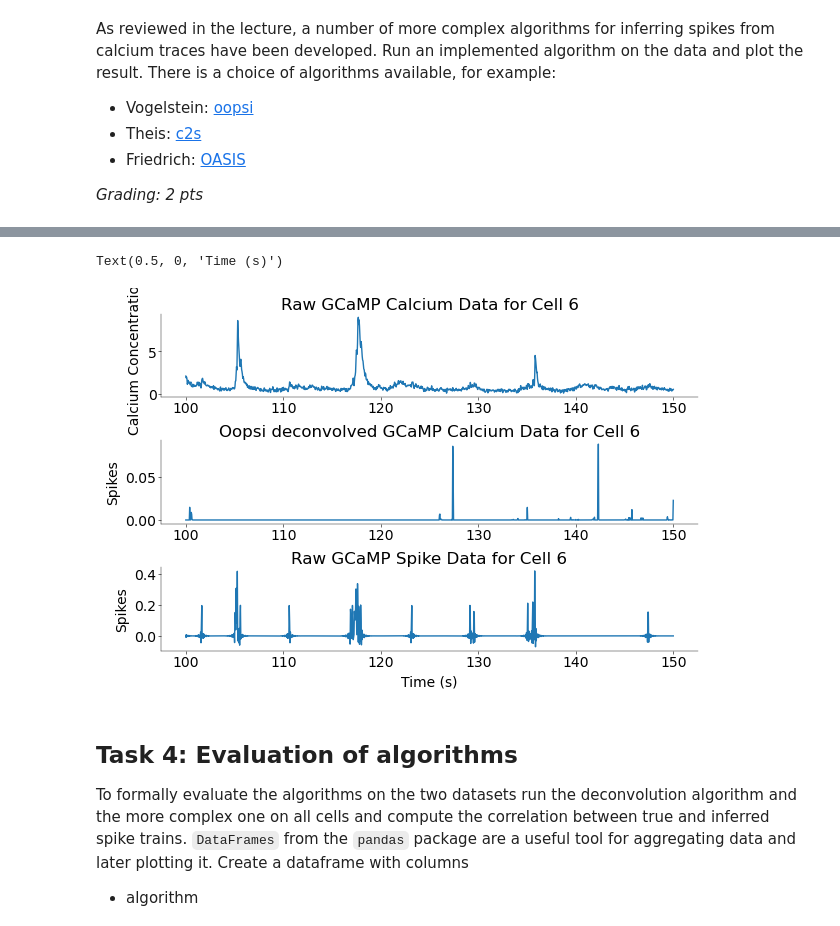
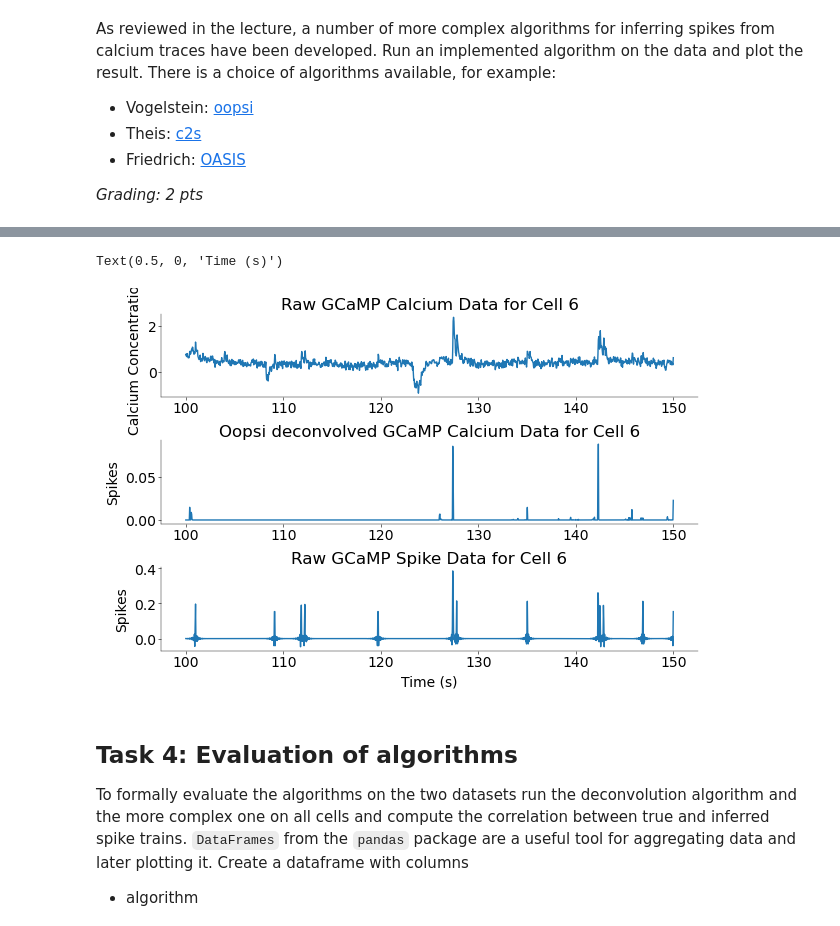
Before and after one commit to madhavi2104/Neural_Data_Science, a Jupyter notebook: CL3/CodingLab3 (1).ipynb, the cells around one changed output, grey strips where cells are left out. Saved outputs shown, nothing was run; the diff lists cells and outputs as text; code cells hidden in the pictures.

```diff
--- a/CL3/CodingLab3 (1).ipynb
+++ b/CL3/CodingLab3 (1).ipynb
@@ -374,32 +448,32 @@ n_best, C_best = oopsi.fast(
 # %%
 # ---------------------------------------------
 # Plot the results for the GCamp Cell (0.5 pts)
 # ---------------------------------------------
 
 fig, axs = plt.subplots(
     3, 1, figsize=(6, 4), height_ratios=[1, 1, 1], gridspec_kw=dict(hspace=0)
 )
 
 X = np.linspace(t_start // hz, t_end // hz, (t_end - t_start))
 
 # plot raw ogb data
-axs[0].plot(X, gcamp_calcium_resampled.iloc[t_start:t_end, idx_gcamp])
+axs[0].plot(X, gcamp_calcium_resampled.iloc[t_start:t_end, gcamp_cell])
 axs[0].set_title("Raw GCaMP Calcium Data for Cell 6")
 axs[0].set_ylabel("Calcium Concentration")
 
 axs[1].plot(X, n_best[t_start:t_end])
 axs[1].set_title("Oopsi deconvolved GCaMP Calcium Data for Cell 6")
 axs[1].set_ylabel("Spikes")
 
-axs[2].plot(X, gcamp_spikes_resampled.iloc[t_start:t_end, idx_gcamp])
+axs[2].plot(X, gcamp_spikes_resampled.iloc[t_start:t_end, gcamp_cell])
 axs[2].set_title("Raw GCaMP Spike Data for Cell 6")
 axs[2].set_ylabel("Spikes")
 axs[2].set_xlabel("Time (s)")
 
 # GCamP Cell
 # %% [output]
 Text(0.5, 0, 'Time (s)')
-[figure, old version]
+[figure, new version]
 # %% [markdown]
 ## Task 4: Evaluation of algorithms
 
```
Also changed, not shown: parts of 13 cells of this notebook.
